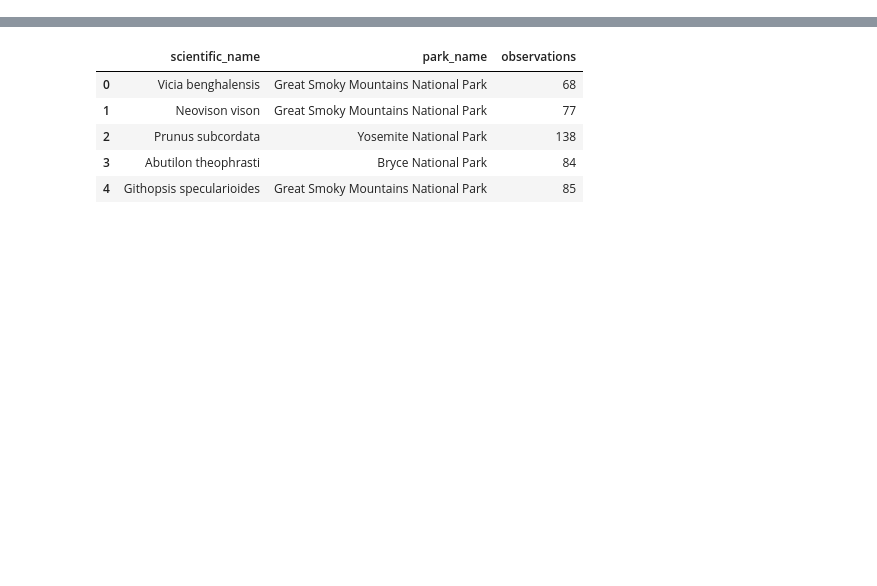
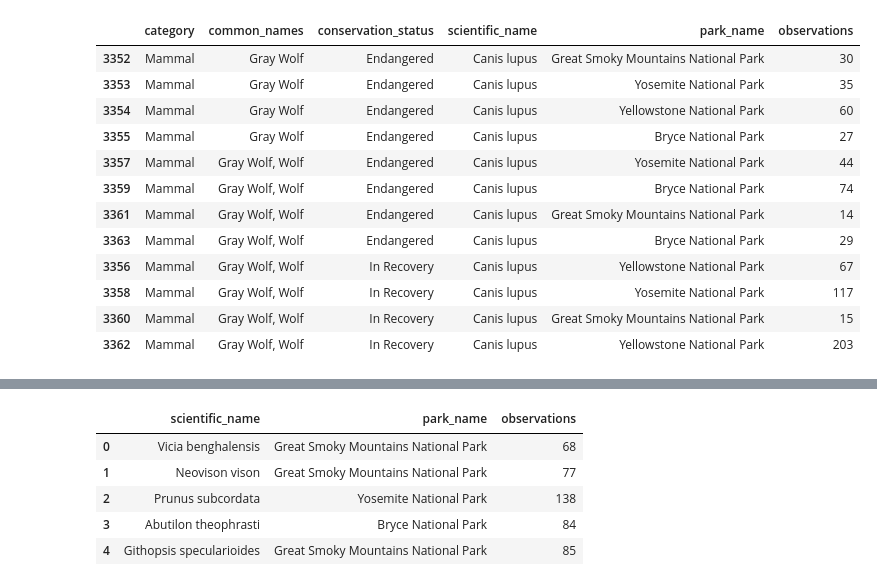
Before and after one commit to rj-pal/Biodiversity, a Jupyter notebook: biodiversity.ipynb, the cells around one changed output, grey strips where cells are left out. Cells and saved outputs as stored; diff of their text form; code cells hidden in the pictures; blank space fills up the shorter version.

```diff
--- a/biodiversity.ipynb
+++ b/biodiversity.ipynb
@@ -15,0 +506,5 @@ species.head()
+# %%
+species_df = pd.concat([species, species, species, species], ignore_index=True)
+# %%
+species_df = species_df.sort_values(by=['scientific_name', 'common_names']).reset_index(drop=True)#.drop(columns='scientific_name')
+# species_df.drop(columns='scientific_name', inplace=True)
@@ -15,0 +527,2 @@ species.head()
+# %%
+observations_df = observations.sort_values(by=['scientific_name']).reset_index(drop=True)
@@ -15,0 +545,4 @@ species.head()
+# %%
+species_df = species_df.drop(columns='scientific_name')
+df = pd.concat([species_df, observations_df], axis=1)
+df
@@ -15,0 +563,16 @@ species.head()
+# %%
+df[df.scientific_name == 'Canis lupus'].sort_values(by=['common_names', 'conservation_status'])
+# %% [output]
+|  | category | common_names | conservation_status | scientific_name | park_name | observations |
+| 3352 | Mammal | Gray Wolf | Endangered | Canis lupus | Great Smoky Mountains National Park | 30 |
+| 3353 | Mammal | Gray Wolf | Endangered | Canis lupus | Yosemite National Park | 35 |
+| 3354 | Mammal | Gray Wolf | Endangered | Canis lupus | Yellowstone National Park | 60 |
+| 3355 | Mammal | Gray Wolf | Endangered | Canis lupus | Bryce National Park | 27 |
+| 3357 | Mammal | Gray Wolf, Wolf | Endangered | Canis lupus | Yosemite National Park | 44 |
+| 3359 | Mammal | Gray Wolf, Wolf | Endangered | Canis lupus | Bryce National Park | 74 |
+| 3361 | Mammal | Gray Wolf, Wolf | Endangered | Canis lupus | Great Smoky Mountains National Park | 14 |
+| 3363 | Mammal | Gray Wolf, Wolf | Endangered | Canis lupus | Bryce National Park | 29 |
+| 3356 | Mammal | Gray Wolf, Wolf | In Recovery | Canis lupus | Yellowstone National Park | 67 |
+| 3358 | Mammal | Gray Wolf, Wolf | In Recovery | Canis lupus | Yosemite National Park | 117 |
+| 3360 | Mammal | Gray Wolf, Wolf | In Recovery | Canis lupus | Great Smoky Mountains National Park | 15 |
+| 3362 | Mammal | Gray Wolf, Wolf | In Recovery | Canis lupus | Yellowstone National Park | 203 |
```
Also changed, not shown: parts of 128 cells of this notebook.
